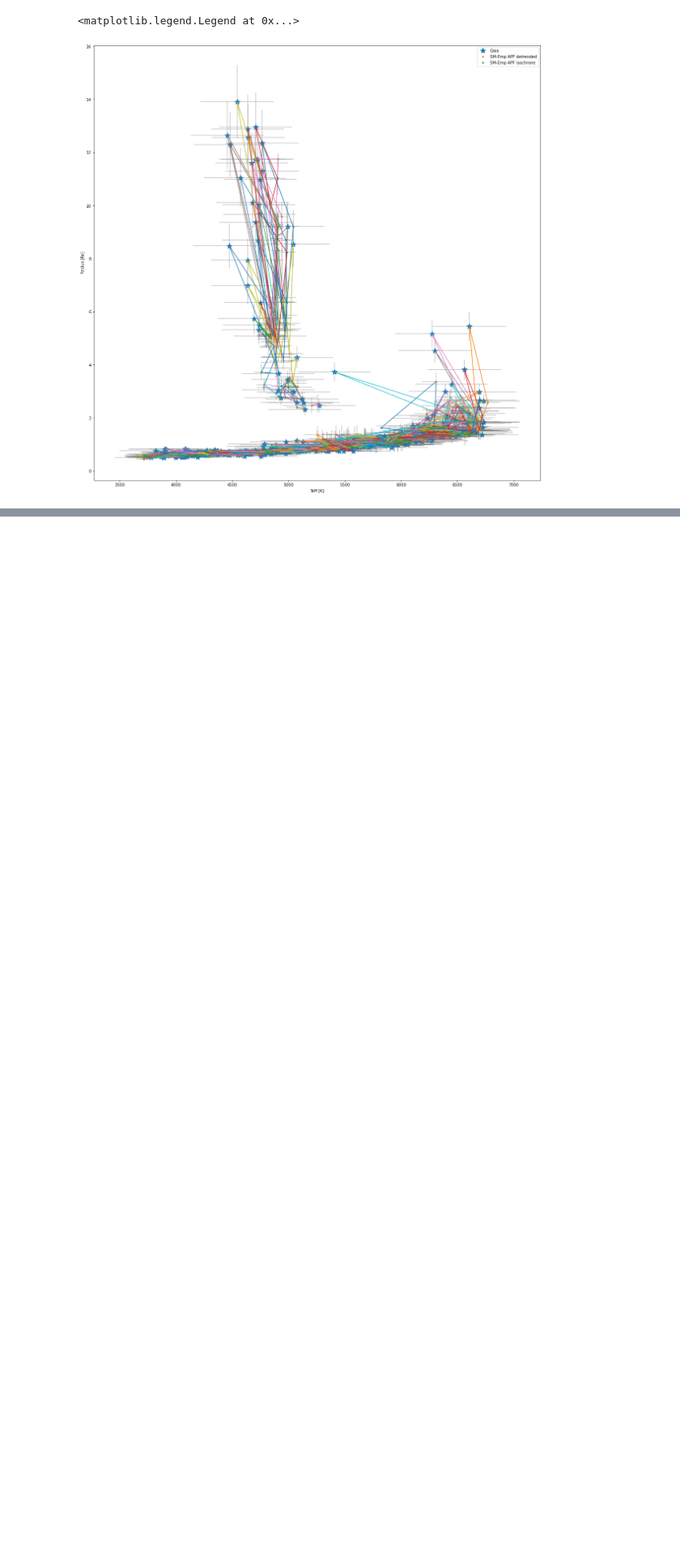
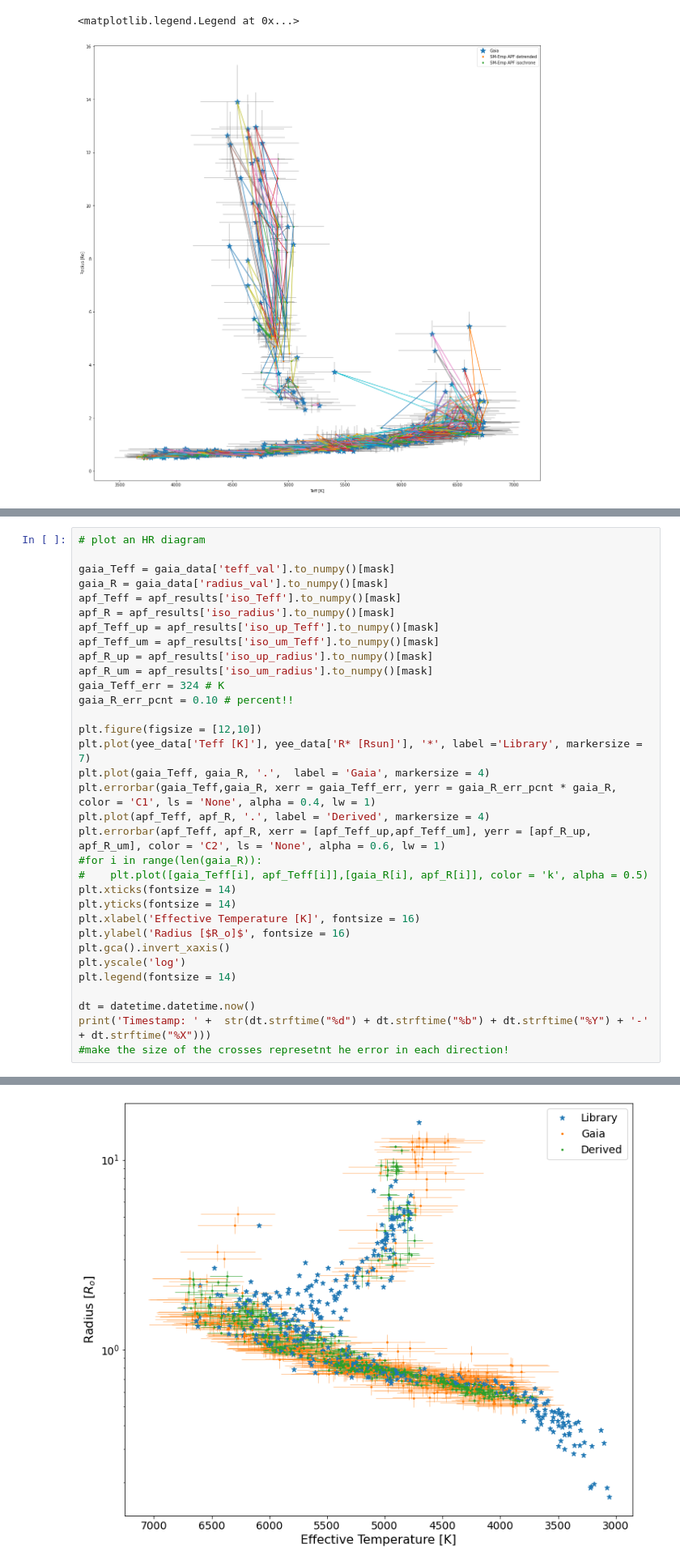
Before and after one commit to howardisaacson/APF-BL-DAP, a Jupyter notebook: Anna/analysis_scripts/SM_iso_gaia_compare.ipynb, the cells around one changed output, grey strips where cells are left out. Shown: that part at 81% size. Cells and saved outputs as stored; diff of their text form; blank space fills up the shorter version.

```diff
--- a/Anna/analysis_scripts/SM_iso_gaia_compare.ipynb
+++ b/Anna/analysis_scripts/SM_iso_gaia_compare.ipynb
@@ -211,0 +354,34 @@ Radius:
+# %%
+# plot an HR diagram
+
+gaia_Teff = gaia_data['teff_val'].to_numpy()[mask]
+gaia_R = gaia_data['radius_val'].to_numpy()[mask]
+apf_Teff = apf_results['iso_Teff'].to_numpy()[mask]
+apf_R = apf_results['iso_radius'].to_numpy()[mask]
+apf_Teff_up = apf_results['iso_up_Teff'].to_numpy()[mask]
+apf_Teff_um = apf_results['iso_um_Teff'].to_numpy()[mask]
+apf_R_up = apf_results['iso_up_radius'].to_numpy()[mask]
+apf_R_um = apf_results['iso_um_radius'].to_numpy()[mask]
+gaia_Teff_err = 324 # K
+gaia_R_err_pcnt = 0.10 # percent!!
+
+plt.figure(figsize = [12,10])
+plt.plot(yee_data['Teff [K]'], yee_data['R* [Rsun]'], '*', label ='Library', markersize = 7)
+plt.plot(gaia_Teff, gaia_R, '.',  label = 'Gaia', markersize = 4)
+plt.errorbar(gaia_Teff,gaia_R, xerr = gaia_Teff_err, yerr = gaia_R_err_pcnt * gaia_R, color = 'C1', ls = 'None', alpha = 0.4, lw = 1)
+plt.plot(apf_Teff, apf_R, '.', label = 'Derived', markersize = 4)
+plt.errorbar(apf_Teff, apf_R, xerr = [apf_Teff_up,apf_Teff_um], yerr = [apf_R_up, apf_R_um], color = 'C2', ls = 'None', alpha = 0.6, lw = 1)
+#for i in range(len(gaia_R)):
+#    plt.plot([gaia_Teff[i], apf_Teff[i]],[gaia_R[i], apf_R[i]], color = 'k', alpha = 0.5)
+plt.xticks(fontsize = 14)
+plt.yticks(fontsize = 14)
+plt.xlabel('Effective Temperature [K]', fontsize = 16)
+plt.ylabel('Radius [$R_o]$', fontsize = 16)
+plt.gca().invert_xaxis()
+plt.yscale('log')
+plt.legend(fontsize = 14)
+
+dt = datetime.datetime.now()
+print('Timestamp: ' +  str(dt.strftime("%d") + dt.strftime("%b") + dt.strftime("%Y") + '-' + dt.strftime("%X")))
+#make the size of the crosses represetnt he error in each direction!
+# %% [output]
@@ -212,3 +389,4 @@ Radius:
+[figure, added]
 # %%
 # Determine the RMS between Gaia and SM values for deternded vs isochrone values
 
```
Also changed, not shown: parts of 30 cells of this notebook, 21 other files.
